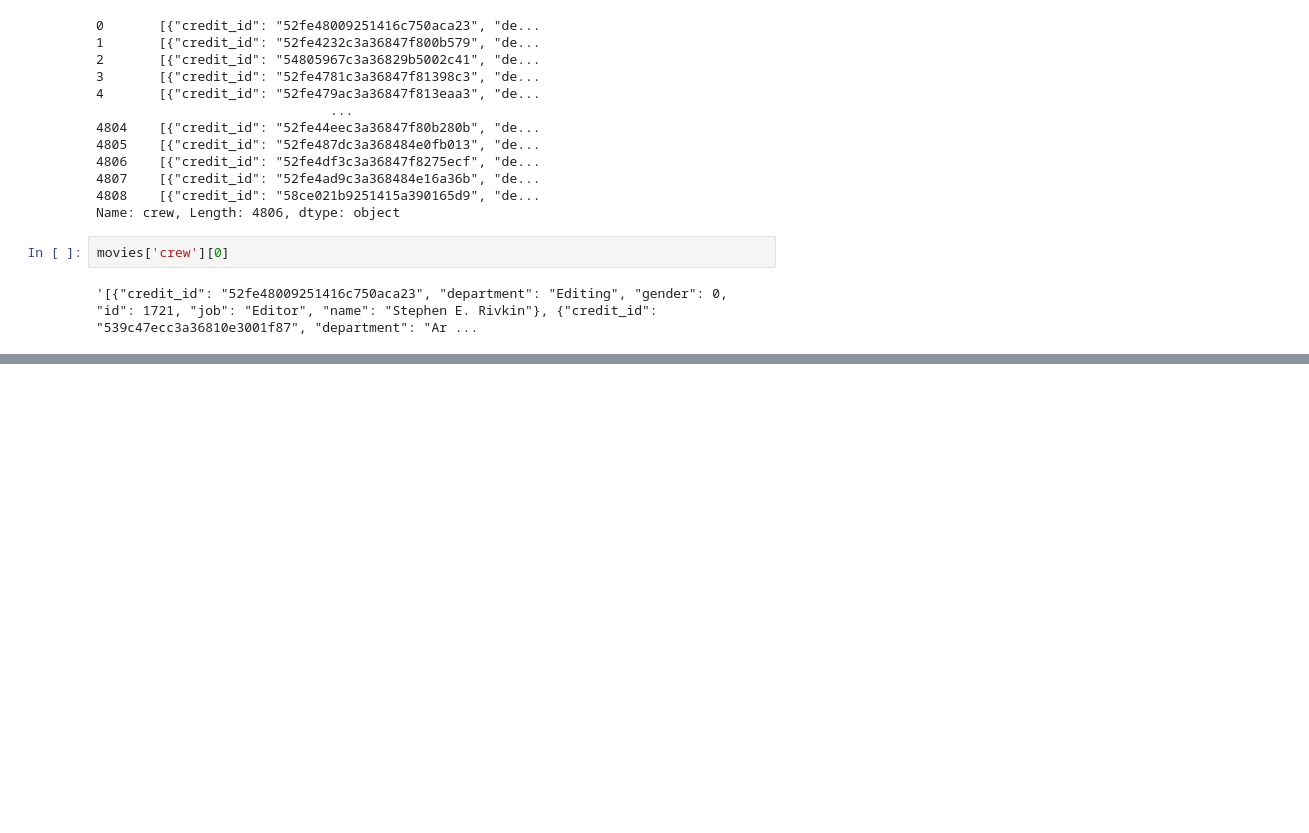
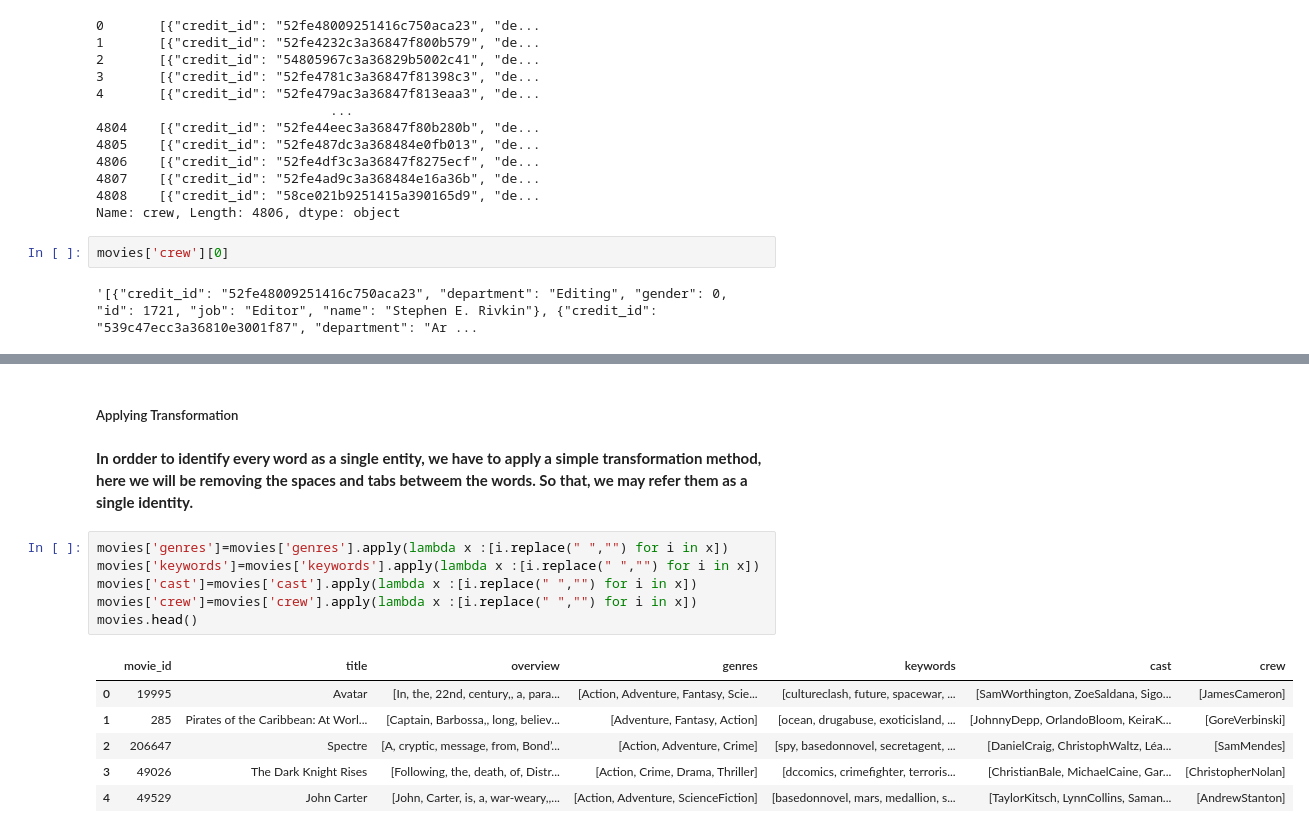
Before and after one commit to muhammad-usman147/MovieRecommendationSystem, a Jupyter notebook: Untitled.ipynb, the cells around one changed output, grey strips where cells are left out. Drawn from its saved outputs; the diff is of its cells as text; blank space fills up the shorter version.

```diff
--- a/Untitled.ipynb
+++ b/Untitled.ipynb
@@ -198,0 +212,17 @@ movies['crew'][0]
+# %% [markdown]
+##### Applying Transformation
+# %% [markdown]
+<b> In ordder to identify every word as a single entity, we have to apply a simple transformation method, here we will be removing the spaces and tabs betweem the words. So that, we may refer them as a single identity. </b>
+# %%
+movies['genres']=movies['genres'].apply(lambda x :[i.replace(" ","") for i in x])
+movies['keywords']=movies['keywords'].apply(lambda x :[i.replace(" ","") for i in x])
+movies['cast']=movies['cast'].apply(lambda x :[i.replace(" ","") for i in x])
+movies['crew']=movies['crew'].apply(lambda x :[i.replace(" ","") for i in x])
+movies.head()
+# %% [output]
+|  | movie_id | title | overview | genres | keywords | cast | crew |
+| 0 | 19995 | Avatar | [In, the, 22nd, century,, a, para... | [Action, Adventure, Fantasy, Scie... | [cultureclash, future, spacewar, ... | [SamWorthington, ZoeSaldana, Sigo... | [JamesCameron] |
+| 1 | 285 | Pirates of the Caribbean: At Worl... | [Captain, Barbossa,, long, believ... | [Adventure, Fantasy, Action] | [ocean, drugabuse, exoticisland, ... | [JohnnyDepp, OrlandoBloom, KeiraK... | [GoreVerbinski] |
+| 2 | 206647 | Spectre | [A, cryptic, message, from, Bond’... | [Action, Adventure, Crime] | [spy, basedonnovel, secretagent, ... | [DanielCraig, ChristophWaltz, Léa... | [SamMendes] |
+| 3 | 49026 | The Dark Knight Rises | [Following, the, death, of, Distr... | [Action, Crime, Drama, Thriller] | [dccomics, crimefighter, terroris... | [ChristianBale, MichaelCaine, Gar... | [ChristopherNolan] |
+| 4 | 49529 | John Carter | [John, Carter, is, a, war-weary,,... | [Action, Adventure, ScienceFiction] | [basedonnovel, mars, medallion, s... | [TaylorKitsch, LynnCollins, Saman... | [AndrewStanton] |
```
Also changed, not shown: parts of 15 cells of this notebook.
